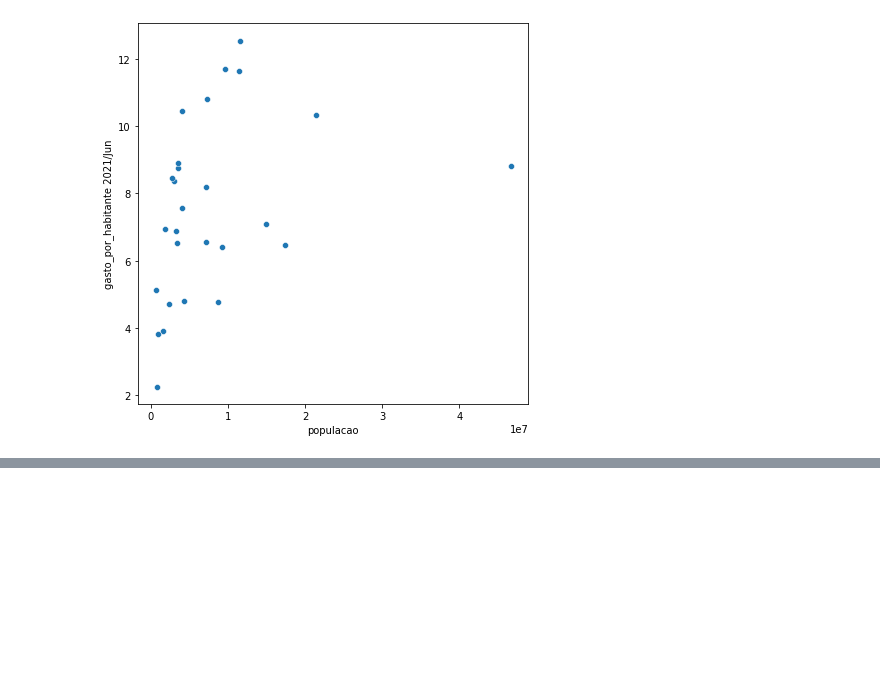
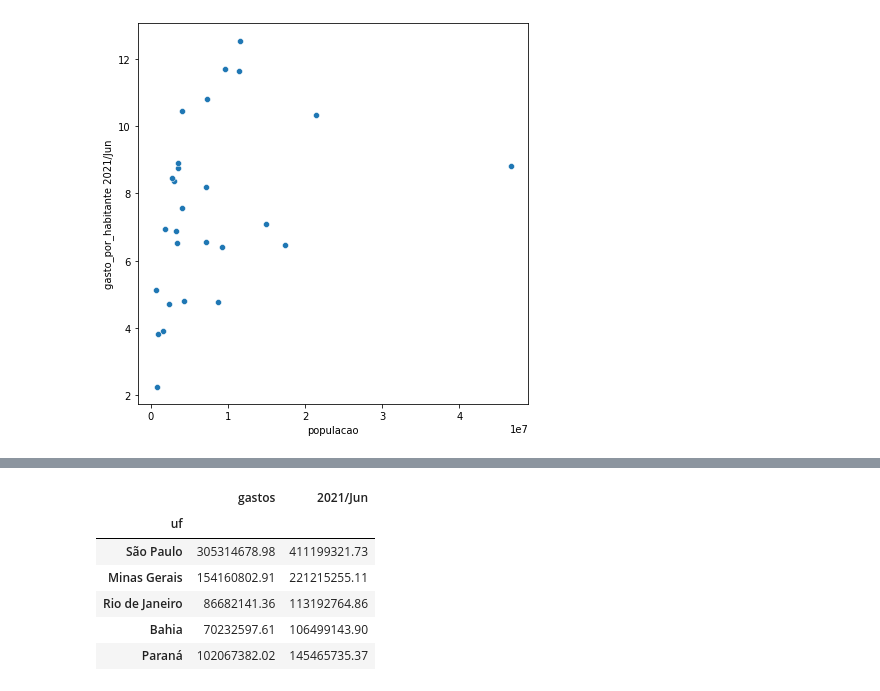
Before and after one commit to VitorFRodrigues/Data-Science-Bootcamp, a Jupyter notebook: Modulo02/Bootcamp_Datascience.ipynb, the cells around one changed output, grey strips where cells are left out. Drawn from its saved outputs; the diff is of its cells as text; code cells hidden in the pictures; blank space fills up the shorter version.

```diff
--- a/Modulo02/Bootcamp_Datascience.ipynb
+++ b/Modulo02/Bootcamp_Datascience.ipynb
@@ -1104,0 +1117,11 @@ sns.scatterplot(data=gastos_e_pop_recente, x="populacao", y="gasto_por_habitante
+# %%
+gastos_concatenado = gastos_e_pop_recente.drop(["populacao","2021/Jul", "gasto_por_habitante", "gasto_por_habitante 2021/Jun"], axis=1)
+gastos_concatenado.head()
+# %% [output]
+|  | gastos | 2021/Jun |
+| uf |  |  |
+| São Paulo | 305314678.98 | 411199321.73 |
+| Minas Gerais | 154160802.91 | 221215255.11 |
+| Rio de Janeiro | 86682141.36 | 113192764.86 |
+| Bahia | 70232597.61 | 106499143.90 |
+| Paraná | 102067382.02 | 145465735.37 |
```
Also changed, not shown: parts of 3 cells of this notebook.
